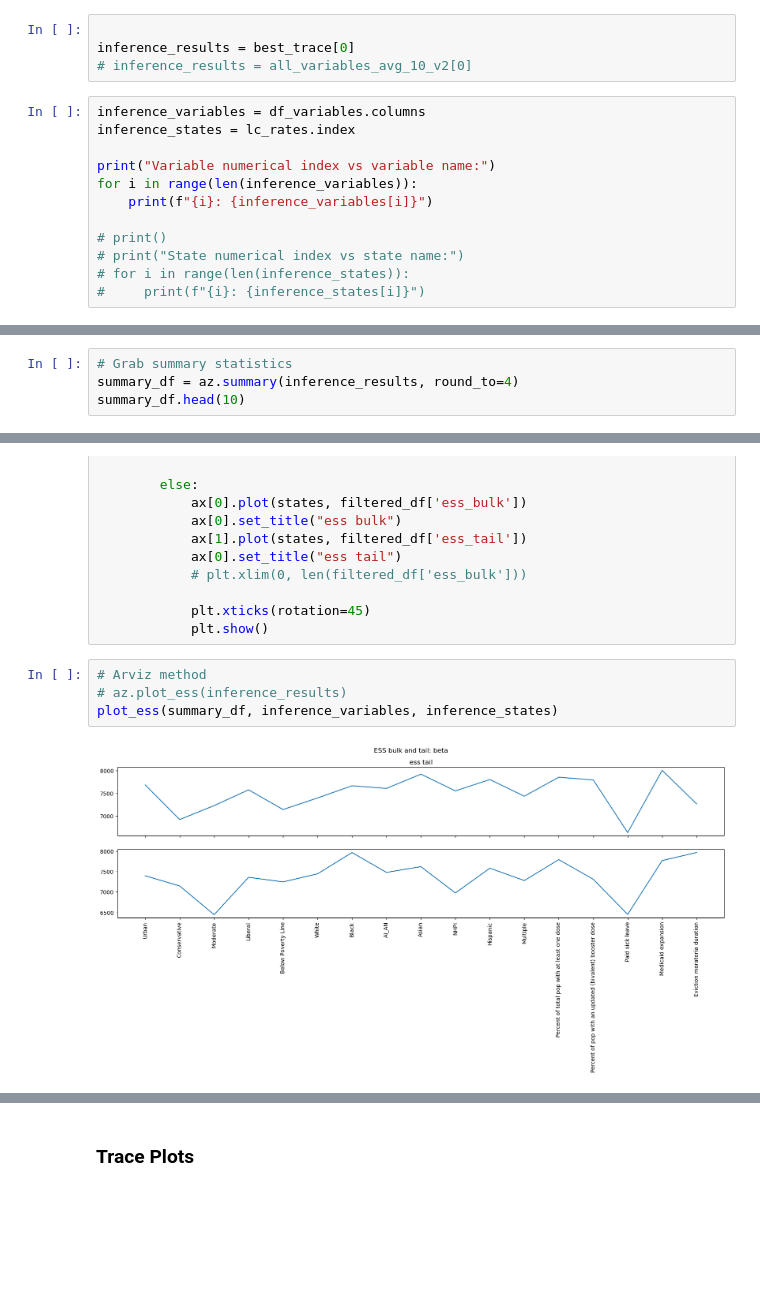
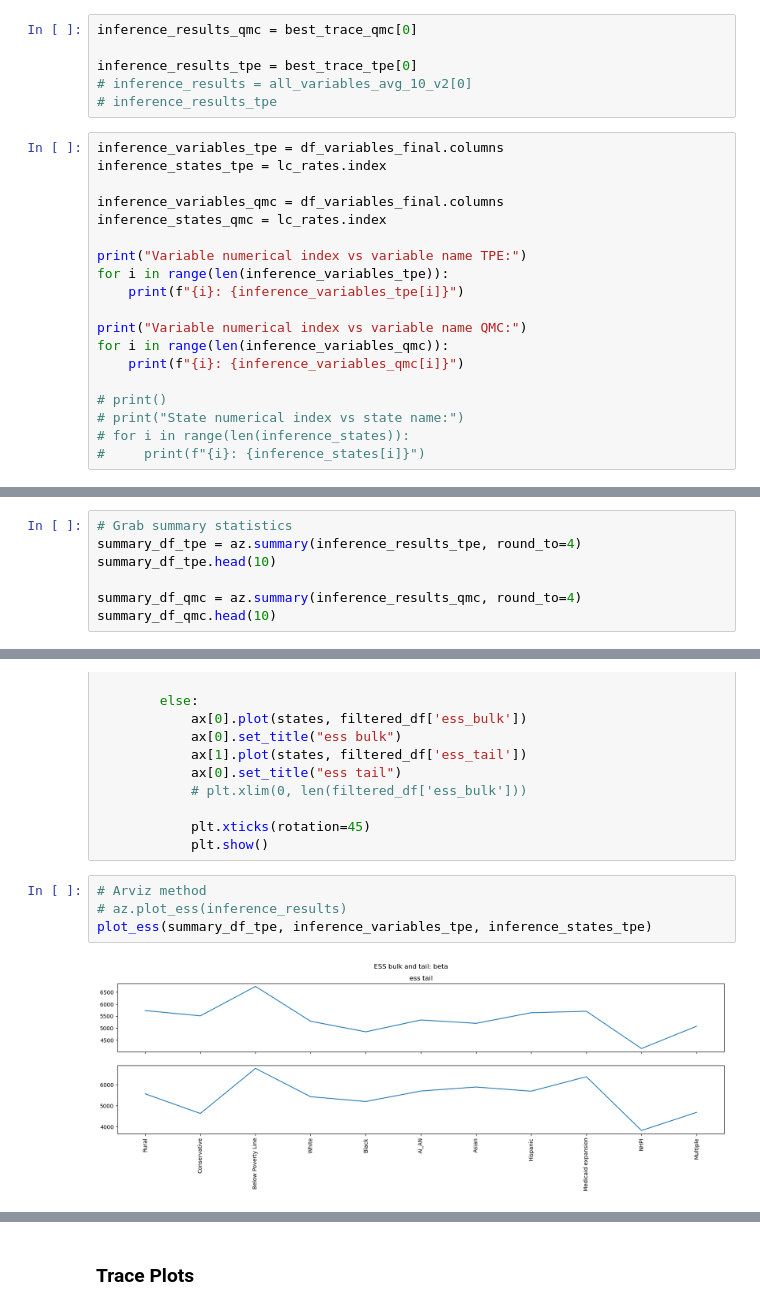
Before and after one commit to AshleyFishGeophys/HouseholdPulse_BVS, a Jupyter notebook: Household_Pulse_Data_2025.ipynb, the cells around one changed output, grey strips where cells are left out. Saved outputs shown, nothing was run; the diff lists cells and outputs as text; blank space fills up the shorter version.

```diff
--- a/Household_Pulse_Data_2025.ipynb
+++ b/Household_Pulse_Data_2025.ipynb
@@ -987,16 +933,25 @@ all_variables_avg_10_v2 = bayesian_variable_selection_multiple(
 # %% [markdown]
 ### Set inference data variables for consistant plotting
 # %%
+inference_results_qmc = best_trace_qmc[0]
 
-inference_results = best_trace[0]
+inference_results_tpe = best_trace_tpe[0]
 # inference_results = all_variables_avg_10_v2[0]
+# inference_results_tpe
 # %%
-inference_variables = df_variables.columns
-inference_states = lc_rates.index
+inference_variables_tpe = df_variables_final.columns
+inference_states_tpe = lc_rates.index
 
-print("Variable numerical index vs variable name:")
-for i in range(len(inference_variables)):
-    print(f"{i}: {inference_variables[i]}")
+inference_variables_qmc = df_variables_final.columns
+inference_states_qmc = lc_rates.index
+
+print("Variable numerical index vs variable name TPE:")
+for i in range(len(inference_variables_tpe)):
+    print(f"{i}: {inference_variables_tpe[i]}")
+
+print("Variable numerical index vs variable name QMC:")
+for i in range(len(inference_variables_qmc)):
+    print(f"{i}: {inference_variables_qmc[i]}")
 
 # print()
 # print("State numerical index vs state name:")
@@ -1062,7 +1016,10 @@ posterior_avg_df, sample_stats_avg_df, observed_data_avg_df = extract_inference_
 ### Sumary stats
 # %%
 # Grab summary statistics
-summary_df = az.summary(inference_results, round_to=4)
-summary_df.head(10)
+summary_df_tpe = az.summary(inference_results_tpe, round_to=4)
+summary_df_tpe.head(10)
+
+summary_df_qmc = az.summary(inference_results_qmc, round_to=4)
+summary_df_qmc.head(10)
 # %% [output]
 |  | mean | sd | hdi_3% | hdi_97% | mcse_mean | mcse_sd | ess_bulk | ess_tail | r_hat |
@@ -1218,6 +1175,6 @@ def plot_ess(summary_df, variables, states):
 # %%
 # Arviz method
 # az.plot_ess(inference_results)
-plot_ess(summary_df, inference_variables, inference_states)
+plot_ess(summary_df_tpe, inference_variables_tpe, inference_states_tpe)
 # %% [output]
-[figure, old version]
+[figure, new version]
```
Also changed, not shown: parts of 36 cells of this notebook, 1 other file.
